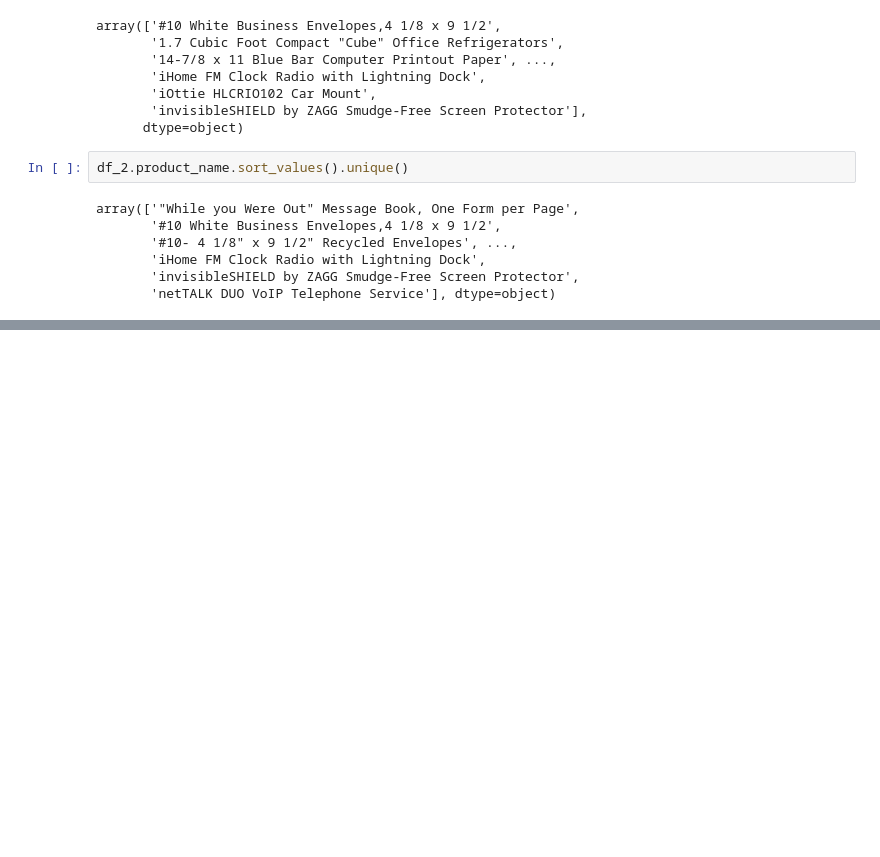
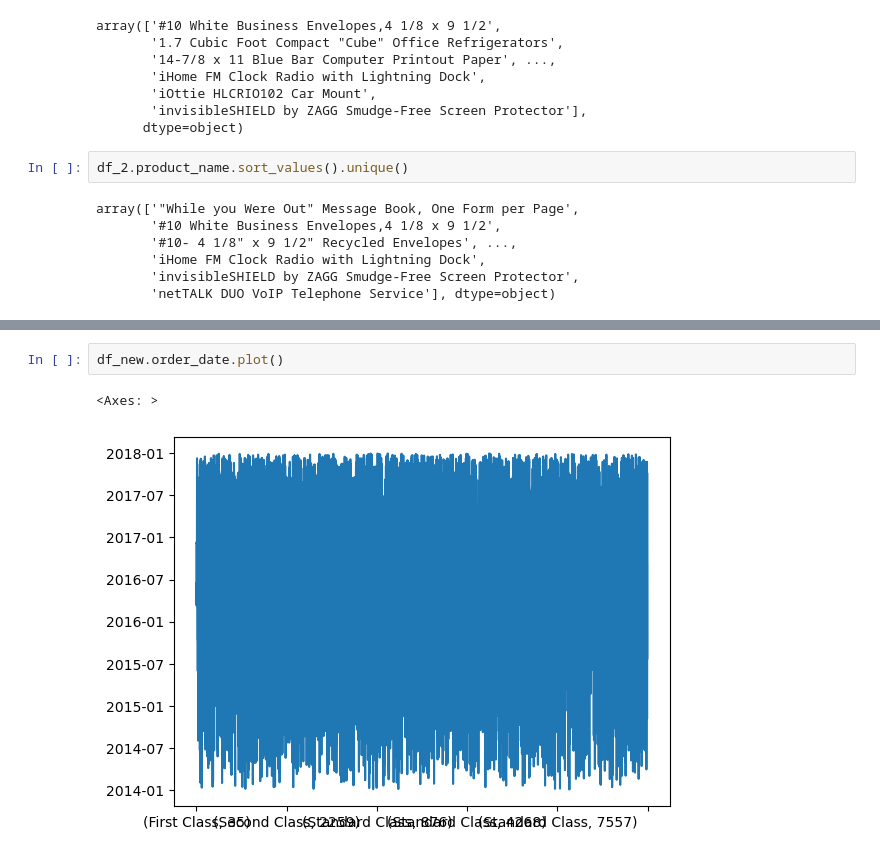
Before and after one commit to tlsabara/continuous-study, a Jupyter notebook: Libs/Pandas/pandinha__concat.ipynb, the cells around one changed output, grey strips where cells are left out. Drawn from its saved outputs; the diff is of its cells as text; blank space fills up the shorter version.

```diff
--- a/Libs/Pandas/pandinha__concat.ipynb
+++ b/Libs/Pandas/pandinha__concat.ipynb
@@ -91,0 +78,5 @@ df_new = pd.concat([df_1, df_2, df_3, df_4], keys=['First Class', 'Second Class'
+# %%
+df_new.order_date.plot()
+# %% [output]
+<Axes: >
+[figure, added]
```
Also changed, not shown: parts of 1 cell of this notebook, 2 other files.
